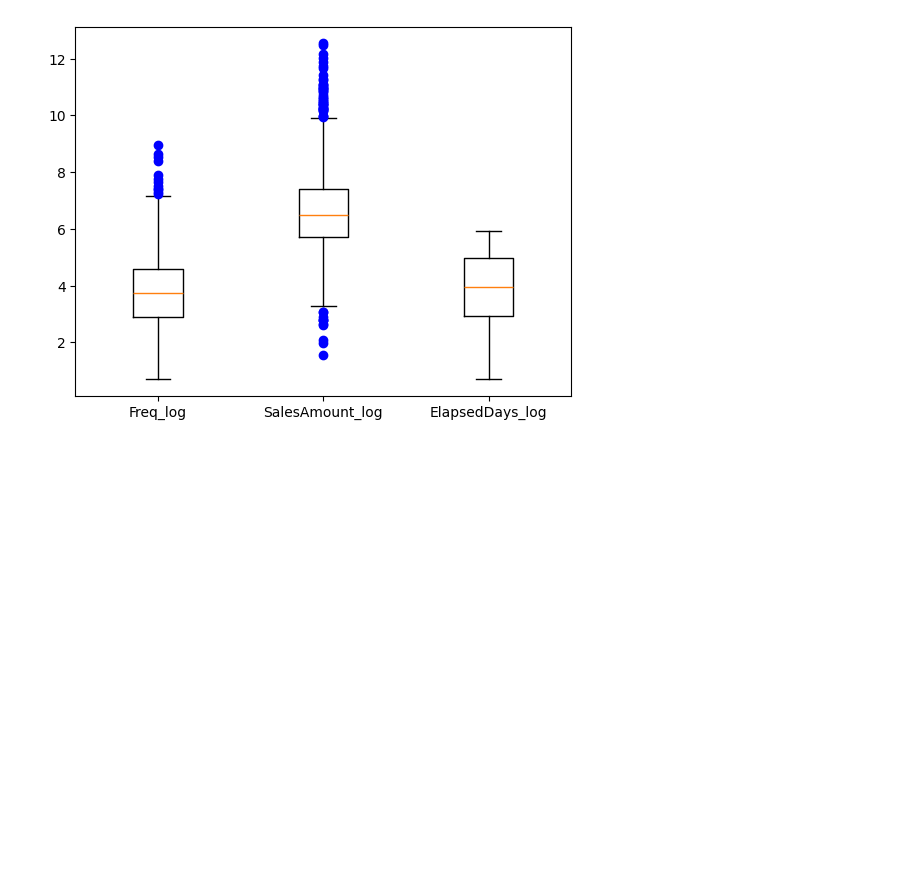
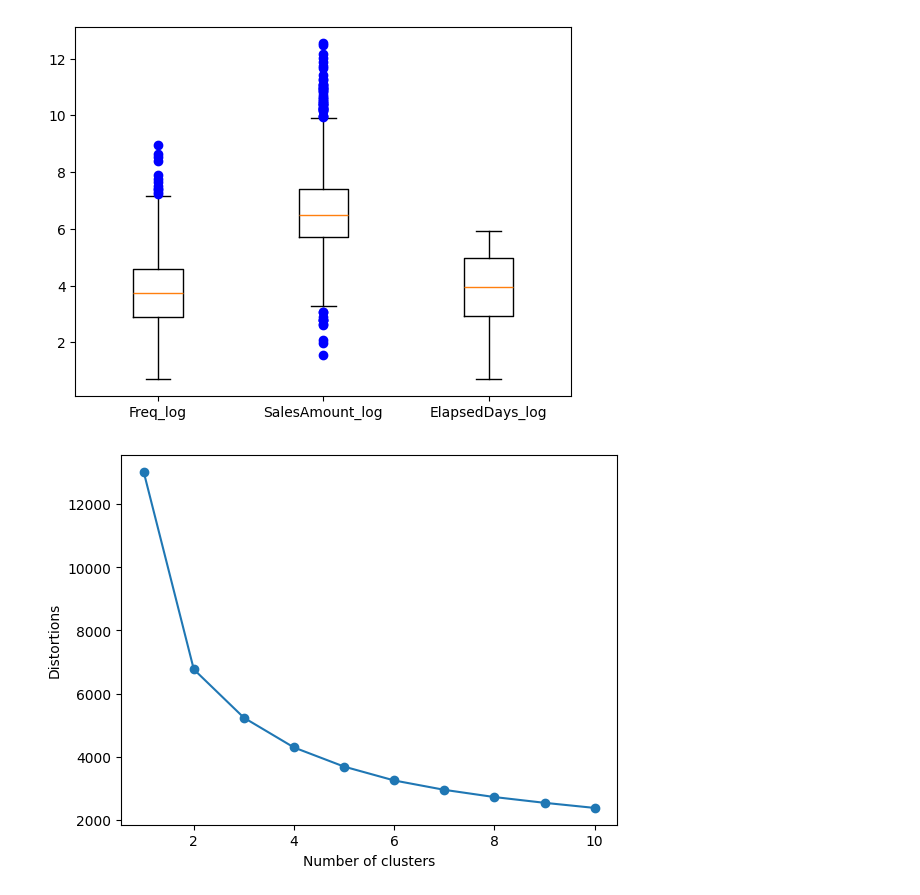
Before and after one commit to lsy3709/BigDataMLTest, a Jupyter notebook: 3-군집분석/test.ipynb, the cells around one changed output. Saved outputs shown, nothing was run; the diff lists cells and outputs as text; code cells hidden in the pictures; blank space fills up the shorter version.

Commit message:
3교시 k 평균 알고리즘 비지도 학습, 각 컬럼을 kmeans 학습에 쉽게 하기위해서, 정규화 작업함.

```diff
--- a/3-군집분석/test.ipynb
+++ b/3-군집분석/test.ipynb
@@ -313,3 +313,39 @@ plt.xticks([1,2,3], ["Freq_log", "SalesAmount_log","ElapsedDays_log"])
 plt.show()
 # %% [output]
 [figure]
+# %%
+# 데이터 분포도를 스케일링 - 로그함수 이용해서, 기준값의 분포를 적절히 조절하고,
+# k 평균 군집합을 불러와서
+# 모델을 학습하고,
+# 예측값, 실제값 비교해서, 필요한 인사이트 도출하기.
+
+from sklearn.cluster import KMeans
+from sklearn.metrics import silhouette_score, silhouette_samples
+
+X_features = customer_df[["Freq_log", "SalesAmount_log", "ElapsedDays_log"]].values
+# %%
+# 정규화 작업 하기.
+from  sklearn.preprocessing import StandardScaler
+# StandardScaler 모듈 이용해서, 정규화, 학습 시키기
+X_features_scaled = StandardScaler().fit_transform(X_features)
+# %%
+# 클러스터, (군, 집합,..) 분류 기준, 몇개의 그룹으로 나누는게 최적인지를 판단하기 어려워서
+# 엘보 방법을 이용해서, k값 후보군을 구해서, 임시로 몇개를 선택 하기.
+# 그래프를 이용해서, 어느 부분에서 그래프가 꺽이는지( 팔꿈치 모양처럼 생김. )
+
+# 선이 꺽이는 부분을 왜곡 : distortions -> 몇개의 그룹으로 나누는 기준이 될 후보들.
+
+distortions = []
+
+for i in range (1,11):
+  # 모델 생성하는 방법, 1 ~ 10개까지 구성해서 , 테스트 해볼 예정.
+  kmeans_i = KMeans(n_clusters=i, random_state=0)
+  kmeans_i.fit(X_features_scaled)
+  distortions.append(kmeans_i.inertia_)
+
+plt.plot(range(1,11), distortions, marker = "o")
+plt.xlabel("Number of clusters")
+plt.ylabel("Distortions")
+plt.show()
+# %% [output]
+[figure, added]
```
